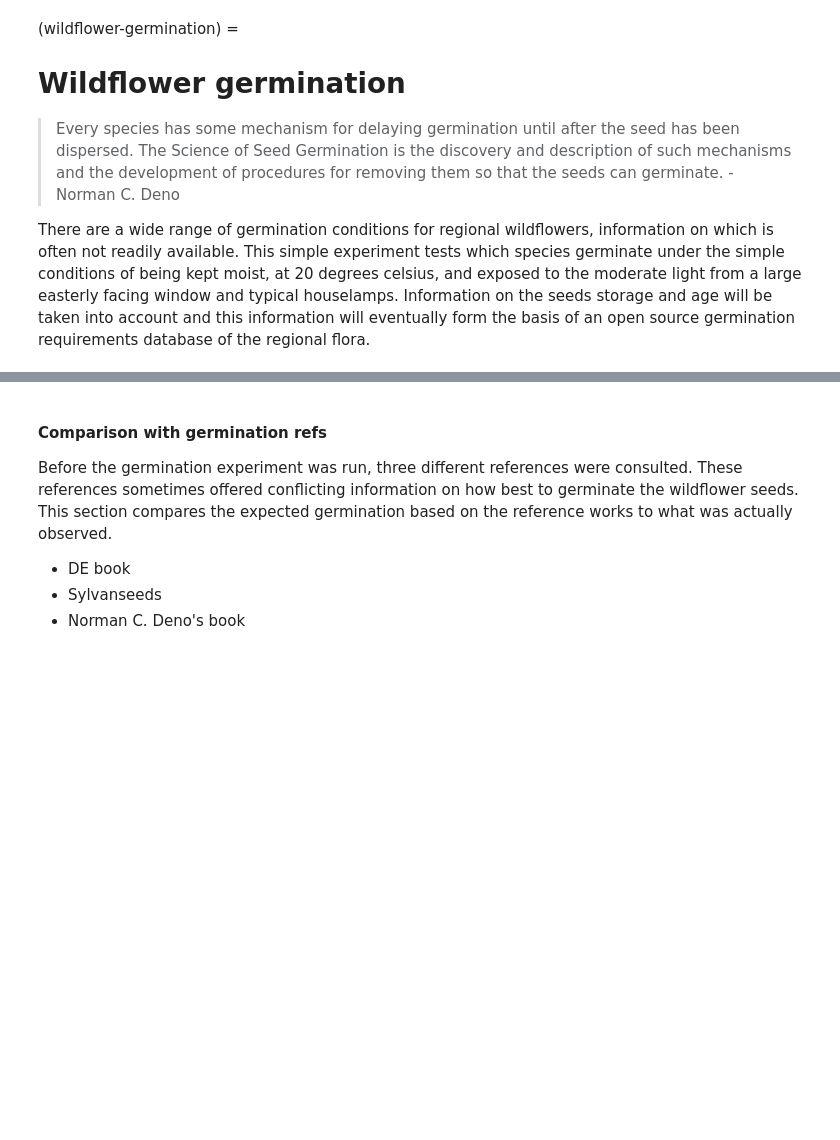
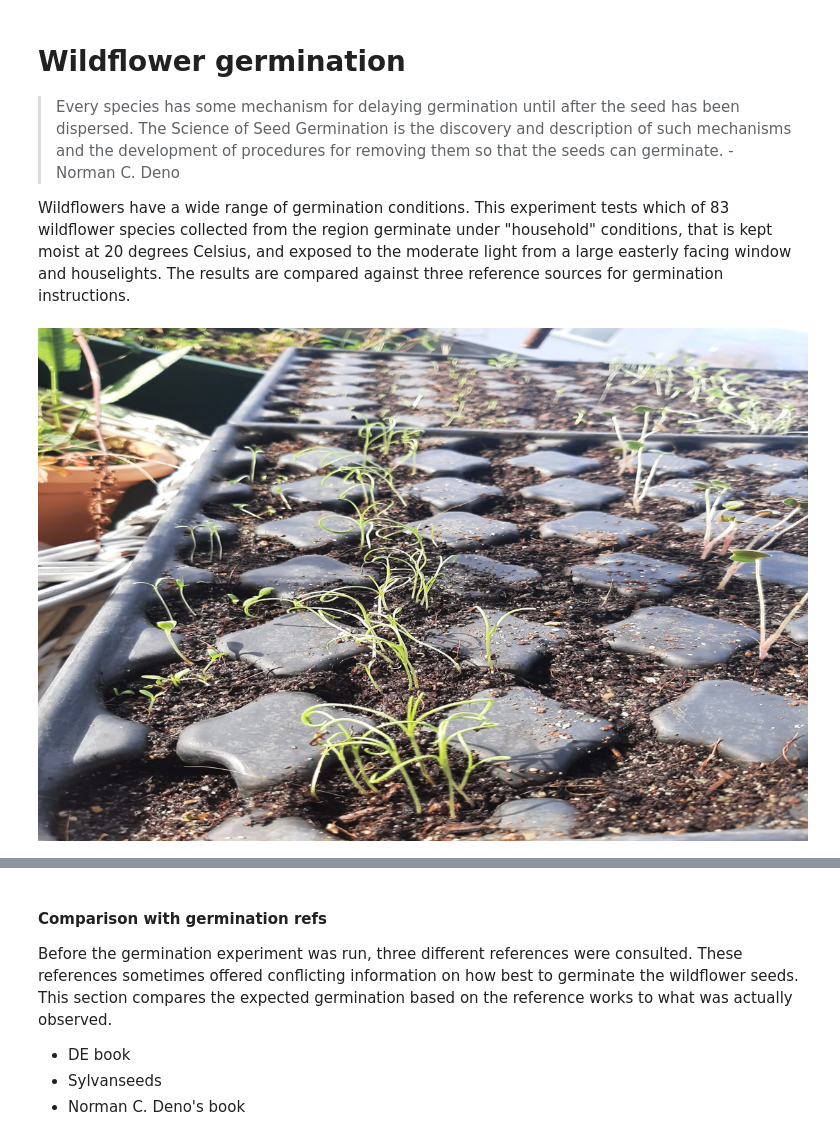
Before and after one commit to thorerismann/flora-buckets, a Jupyter notebook: docs/_sources/germination.ipynb, the cells around one changed output, grey strips where cells are left out. Saved outputs shown, nothing was run; the diff lists cells and outputs as text; code cells hidden in the pictures; blank space fills up the shorter version.

Commit message:
book update and big germination update

```diff
--- a/docs/_sources/germination.ipynb
+++ b/docs/_sources/germination.ipynb
@@ -1,37 +1,75 @@
 # %% [markdown]
-(wildflower-germination) =
-
 # Wildflower germination
 
 > Every species has some mechanism for delaying germination until after the seed has been dispersed. The Science of Seed Germination is the discovery and description of such mechanisms and the development of procedures for removing them so that the seeds can germinate. - Norman C. Deno
 
-There are a wide range of germination conditions for regional wildflowers, information on which is often not readily available. This simple experiment tests which species germinate under the simple conditions of being kept moist, at 20 degrees celsius, and exposed to the moderate light from a large easterly facing window and typical houselamps. Information on the seeds storage and age will be taken into account and this information will eventually form the basis of an open source germination requirements database of the regional flora.
+Wildflowers have a wide range of germination conditions. This experiment tests which of 83 wildflower species collected from the region germinate under "household" conditions, that is kept moist at 20 degrees Celsius, and exposed to the moderate light from a large easterly facing window and houselights. The results are compared against three reference sources for germination instructions.
 # %%
-# import statements
+# Final notebook for the 2021 germination project
+
+# Import packages and files
+
 # math and data packages
 import pandas as pd
 import numpy as np
 import math
+from scipy import ndimage
 
 # charting and graphics
 import matplotlib as mpl
 import matplotlib.pyplot as plt
+from matplotlib import colors
 import seaborn as sns
-import matplotlib.image as mpimg
-from matplotlib import colors
-from matplotlib.colors import LinearSegmentedColormap
+import matplotlib.ticker as ticker
 import matplotlib.dates as mdates
 from matplotlib.gridspec import GridSpec
+import matplotlib.image as mpimg
 
 # os and file types
 import os
 import sys
 import datetime as dt
 import json
 import csv
 
 # images and display
 import base64, io, IPython
 from PIL import Image as PILImage
 from IPython.display import Markdown as md
-from IPython.display import display, Math, Latex
+from IPython.display import display
+
+# import utility folder
+
+import botany_utilities as bot
+
+# import survey data and initialize datetime
+spd=pd.read_csv("resources/survey_data_lists_02_22.csv")
+spd["date"] = pd.to_datetime(spd['date'], errors='coerce', format='%Y-%m-%d')
+spd["month"] = spd["date"].dt.month
+
+# create column of mutually exclusive plant characteristics from dataset
+spdint1 = spd[spd["inv"]!="X"].copy()
+spdint1["allstats"] = spdint1["inv"]
+spdint2 = spd[spd["ns"]!="X"].copy()
+spdint2["allstats"] = spdint2["ns"]
+spdint3 = spd[spd["rch"]!="X"].copy()
+spdint3["allstats"] = spdint3["rch"]
+spdint4 = spd[spd["ni"]!="X"].copy()
+spdint4["allstats"] = spdint4["ni"]
+spdint5 = spd[spd["ongen"]!="X"].copy()
+spdint5["allstats"] = spdint5["ongen"]
+spd_allstats = pd.concat([spdint1, spdint2, spdint3, spdint4, spdint5])
+
+# create yearly data for later charting use
+spd1 = spd_allstats.loc[spd_allstats.year == 1].copy()
+spd2 = spd_allstats.loc[(spd_allstats["year"] == 2)].copy()
+
+# import germination data
+ger=pd.read_csv("resources/germ_data.csv")
+ger["pdate"] = pd.to_datetime(ger['pdate'], errors='coerce', format='%d/%m/%y')
+
+# display header image
+animage = bot.display_image_ipython("resources/images/germ-1.jpeg", thumb=(1200,800), rotates=0)
+display(animage)
+# %% [output]
+[figure, added]
```
Also changed, not shown: parts of 31 cells of this notebook, 48 other files.
